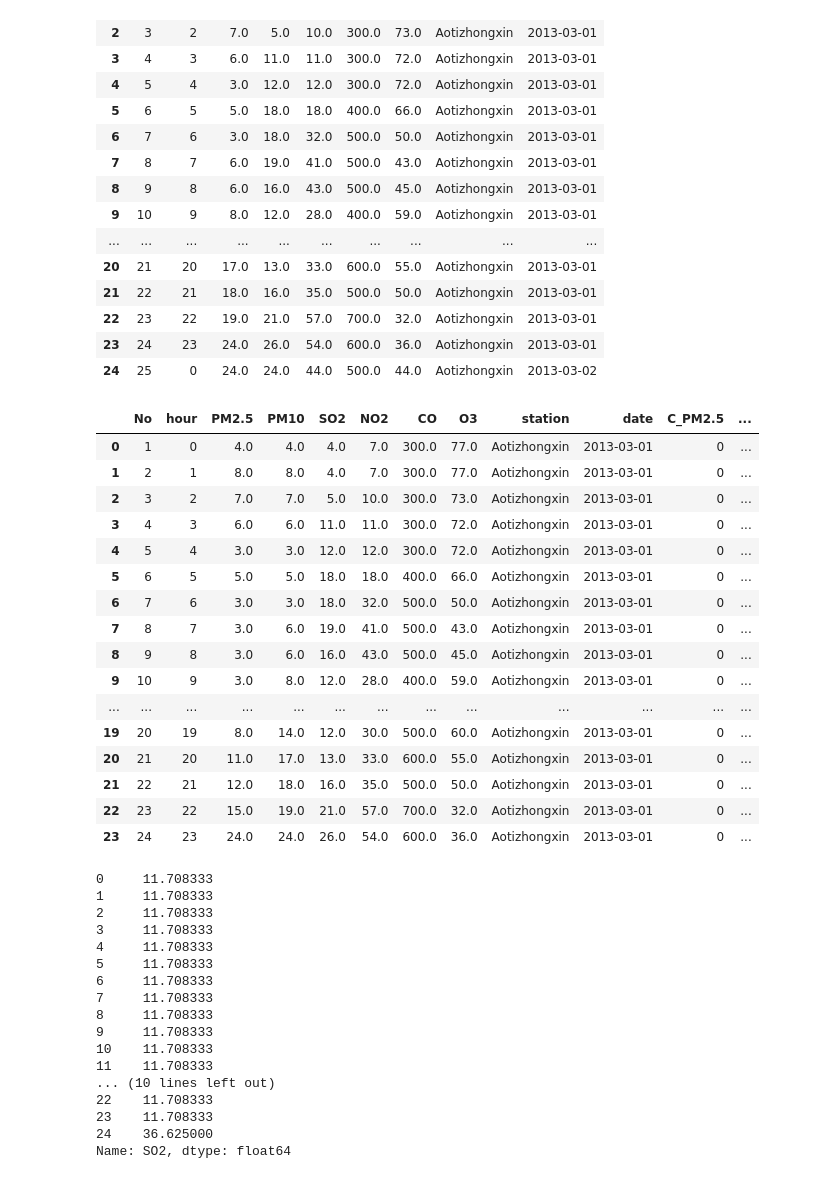
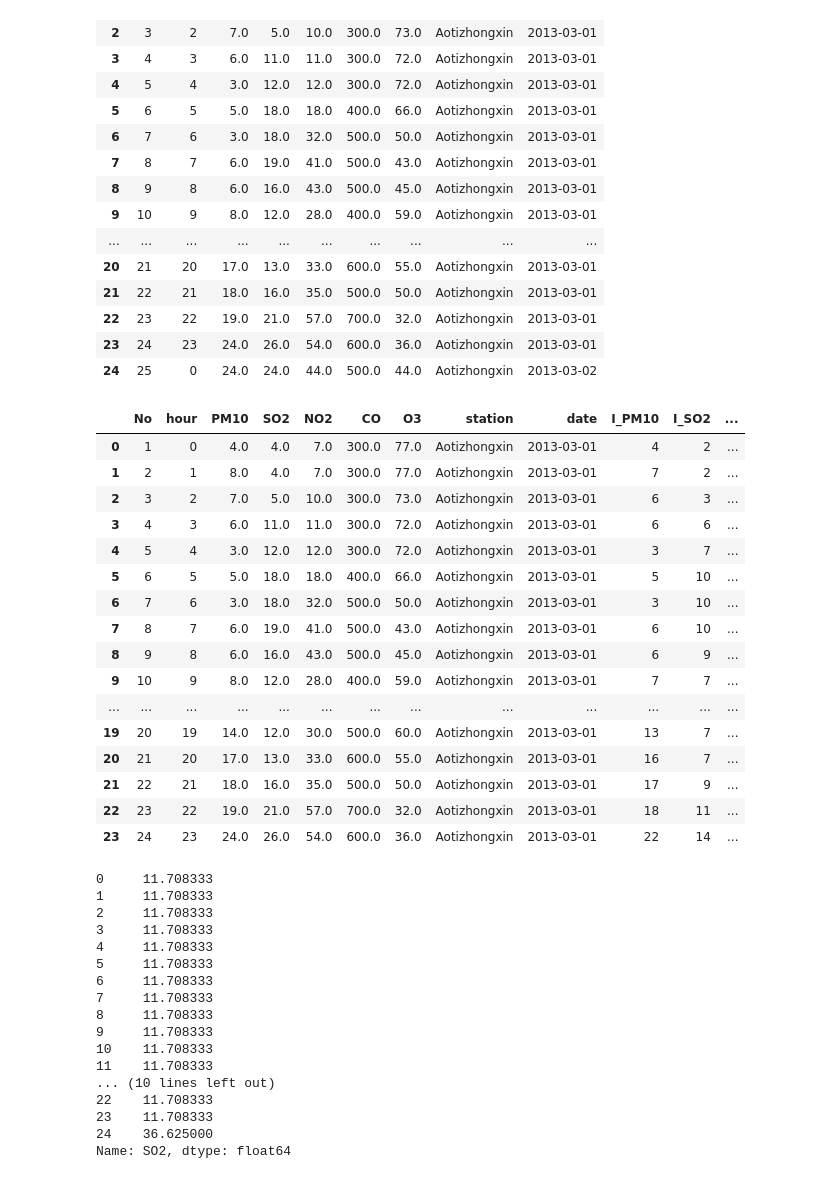
Before and after one commit to JHyel2015/Proyecto2_1B_2023A, a Jupyter notebook: notebooks/Proyecto2B.ipynb, the cells around one changed output. Cells and saved outputs as stored; diff of their text form; code cells hidden in the pictures.

Commit message:
dev-rhe-feat: Calculate AQI

```diff
--- a/notebooks/Proyecto2B.ipynb
+++ b/notebooks/Proyecto2B.ipynb
@@ -61,46 +84,45 @@ df.head(25)
 | 22 | 23 | 22 | 19.0 | 21.0 | 57.0 | 700.0 | 32.0 | Aotizhongxin | 2013-03-01 |
 | 23 | 24 | 23 | 24.0 | 26.0 | 54.0 | 600.0 | 36.0 | Aotizhongxin | 2013-03-01 |
 | 24 | 25 | 0 | 24.0 | 24.0 | 44.0 | 500.0 | 44.0 | Aotizhongxin | 2013-03-02 |
-# %%
-bins1 = [0,12,35.4,55.4,150.4,250.4,500.4]
-bins2 = [0,54,154,254,354,424,604]
-bins3 = [0,5060,10810,14260,17710,34960,57960]
-bins4 = [0,105.84,137.2,166.6,205.8,392,604]
-bins5 = [0,99.64,188,676.8,1220.12,2348.12,3852.12]
-bins6 = [0,91.7,196.5,484.7,796.48,1582.48,2630.48]
-
-# labels = ['0-12', '12.1-35.4', '35.5-55.4','55.5-150.4','150.5-250.4','250.5-500.4']
-
-labels = [0, 1, 2, 3, 4, 6]
-
-df['C_PM10'] = pd.cut(df['PM10'], bins1, labels = labels,include_lowest = True)
-df['C_PM2.5'] = pd.cut(df['PM2.5'], bins2, labels = labels,include_lowest = True)
-df['C_SO2'] = pd.cut(df['SO2'], bins3, labels = labels,include_lowest = True)
-df['C_NO2'] = pd.cut(df['NO2'], bins4, labels = labels,include_lowest = True)
-df['C_CO'] = pd.cut(df['CO'], bins5, labels = labels,include_lowest = True)
-df['C_O3'] = pd.cut(df['O3'], bins6, labels = labels,include_lowest = True)
-
-df.head(24)
-
-calcule_aqi = lambda x:
-# %% [output]
-|  | No | hour | PM2.5 | PM10 | SO2 | NO2 | CO | O3 | station | date | C_PM2.5 | ... |
-| 0 | 1 | 0 | 4.0 | 4.0 | 4.0 | 7.0 | 300.0 | 77.0 | Aotizhongxin | 2013-03-01 | 0 | ... |
-| 1 | 2 | 1 | 8.0 | 8.0 | 4.0 | 7.0 | 300.0 | 77.0 | Aotizhongxin | 2013-03-01 | 0 | ... |
-| 2 | 3 | 2 | 7.0 | 7.0 | 5.0 | 10.0 | 300.0 | 73.0 | Aotizhongxin | 2013-03-01 | 0 | ... |
-| 3 | 4 | 3 | 6.0 | 6.0 | 11.0 | 11.0 | 300.0 | 72.0 | Aotizhongxin | 2013-03-01 | 0 | ... |
-| 4 | 5 | 4 | 3.0 | 3.0 | 12.0 | 12.0 | 300.0 | 72.0 | Aotizhongxin | 2013-03-01 | 0 | ... |
-| 5 | 6 | 5 | 5.0 | 5.0 | 18.0 | 18.0 | 400.0 | 66.0 | Aotizhongxin | 2013-03-01 | 0 | ... |
-| 6 | 7 | 6 | 3.0 | 3.0 | 18.0 | 32.0 | 500.0 | 50.0 | Aotizhongxin | 2013-03-01 | 0 | ... |
-| 7 | 8 | 7 | 3.0 | 6.0 | 19.0 | 41.0 | 500.0 | 43.0 | Aotizhongxin | 2013-03-01 | 0 | ... |
-| 8 | 9 | 8 | 3.0 | 6.0 | 16.0 | 43.0 | 500.0 | 45.0 | Aotizhongxin | 2013-03-01 | 0 | ... |
-| 9 | 10 | 9 | 3.0 | 8.0 | 12.0 | 28.0 | 400.0 | 59.0 | Aotizhongxin | 2013-03-01 | 0 | ... |
-| ... | ... | ... | ... | ... | ... | ... | ... | ... | ... | ... | ... | ... |
-| 19 | 20 | 19 | 8.0 | 14.0 | 12.0 | 30.0 | 500.0 | 60.0 | Aotizhongxin | 2013-03-01 | 0 | ... |
-| 20 | 21 | 20 | 11.0 | 17.0 | 13.0 | 33.0 | 600.0 | 55.0 | Aotizhongxin | 2013-03-01 | 0 | ... |
-| 21 | 22 | 21 | 12.0 | 18.0 | 16.0 | 35.0 | 500.0 | 50.0 | Aotizhongxin | 2013-03-01 | 0 | ... |
-| 22 | 23 | 22 | 15.0 | 19.0 | 21.0 | 57.0 | 700.0 | 32.0 | Aotizhongxin | 2013-03-01 | 0 | ... |
-| 23 | 24 | 23 | 24.0 | 24.0 | 26.0 | 54.0 | 600.0 | 36.0 | Aotizhongxin | 2013-03-01 | 0 | ... |
+# %%
+
+aqi_lambda_pm10 = lambda x: calculate_aqi(x.PM10, 'PM10')
+aqi_lambda_so2 = lambda x: calculate_aqi(x.SO2, 'SO2')
+aqi_lambda_no2 = lambda x: calculate_aqi(x.NO2, 'NO2')
+aqi_lambda_co = lambda x: calculate_aqi(x.CO, 'CO')
+aqi_lambda_o3 = lambda x: calculate_aqi(x.O3, 'O3')
+
+# labels = ['0-12', '12.1-35.4', '35.5-55.4','55.5-150.4','150.5-250.4','250.5-500.4']
+
+labels = [0, 1, 2, 3, 4, 6]
+
+df['I_PM10'] = df.apply(aqi_lambda_pm10,axis=1)
+df['I_SO2'] = df.apply(aqi_lambda_so2,axis=1)
+df['I_NO2'] = df.apply(aqi_lambda_no2,axis=1)
+df['I_CO'] = df.apply(aqi_lambda_co,axis=1)
+df['I_O3'] = df.apply(aqi_lambda_o3,axis=1)
+
+df.head(24)
+
+df['I_MAX'] = df[['I_PM10','I_SO2','I_NO2','I_CO','I_O3']].max(axis=1)
+# %% [output]
+|  | No | hour | PM10 | SO2 | NO2 | CO | O3 | station | date | I_PM10 | I_SO2 | ... |
+| 0 | 1 | 0 | 4.0 | 4.0 | 7.0 | 300.0 | 77.0 | Aotizhongxin | 2013-03-01 | 4 | 2 | ... |
+| 1 | 2 | 1 | 8.0 | 4.0 | 7.0 | 300.0 | 77.0 | Aotizhongxin | 2013-03-01 | 7 | 2 | ... |
+| 2 | 3 | 2 | 7.0 | 5.0 | 10.0 | 300.0 | 73.0 | Aotizhongxin | 2013-03-01 | 6 | 3 | ... |
+| 3 | 4 | 3 | 6.0 | 11.0 | 11.0 | 300.0 | 72.0 | Aotizhongxin | 2013-03-01 | 6 | 6 | ... |
+| 4 | 5 | 4 | 3.0 | 12.0 | 12.0 | 300.0 | 72.0 | Aotizhongxin | 2013-03-01 | 3 | 7 | ... |
+| 5 | 6 | 5 | 5.0 | 18.0 | 18.0 | 400.0 | 66.0 | Aotizhongxin | 2013-03-01 | 5 | 10 | ... |
+| 6 | 7 | 6 | 3.0 | 18.0 | 32.0 | 500.0 | 50.0 | Aotizhongxin | 2013-03-01 | 3 | 10 | ... |
+| 7 | 8 | 7 | 6.0 | 19.0 | 41.0 | 500.0 | 43.0 | Aotizhongxin | 2013-03-01 | 6 | 10 | ... |
+| 8 | 9 | 8 | 6.0 | 16.0 | 43.0 | 500.0 | 45.0 | Aotizhongxin | 2013-03-01 | 6 | 9 | ... |
+| 9 | 10 | 9 | 8.0 | 12.0 | 28.0 | 400.0 | 59.0 | Aotizhongxin | 2013-03-01 | 7 | 7 | ... |
+| ... | ... | ... | ... | ... | ... | ... | ... | ... | ... | ... | ... | ... |
+| 19 | 20 | 19 | 14.0 | 12.0 | 30.0 | 500.0 | 60.0 | Aotizhongxin | 2013-03-01 | 13 | 7 | ... |
+| 20 | 21 | 20 | 17.0 | 13.0 | 33.0 | 600.0 | 55.0 | Aotizhongxin | 2013-03-01 | 16 | 7 | ... |
+| 21 | 22 | 21 | 18.0 | 16.0 | 35.0 | 500.0 | 50.0 | Aotizhongxin | 2013-03-01 | 17 | 9 | ... |
+| 22 | 23 | 22 | 19.0 | 21.0 | 57.0 | 700.0 | 32.0 | Aotizhongxin | 2013-03-01 | 18 | 11 | ... |
+| 23 | 24 | 23 | 24.0 | 26.0 | 54.0 | 600.0 | 36.0 | Aotizhongxin | 2013-03-01 | 22 | 14 | ... |
 # %%
 df['SO2'].groupby(df['date']).transform('mean').head(25)
 # %% [output]
```
Also changed, not shown: parts of 2 cells of this notebook.
